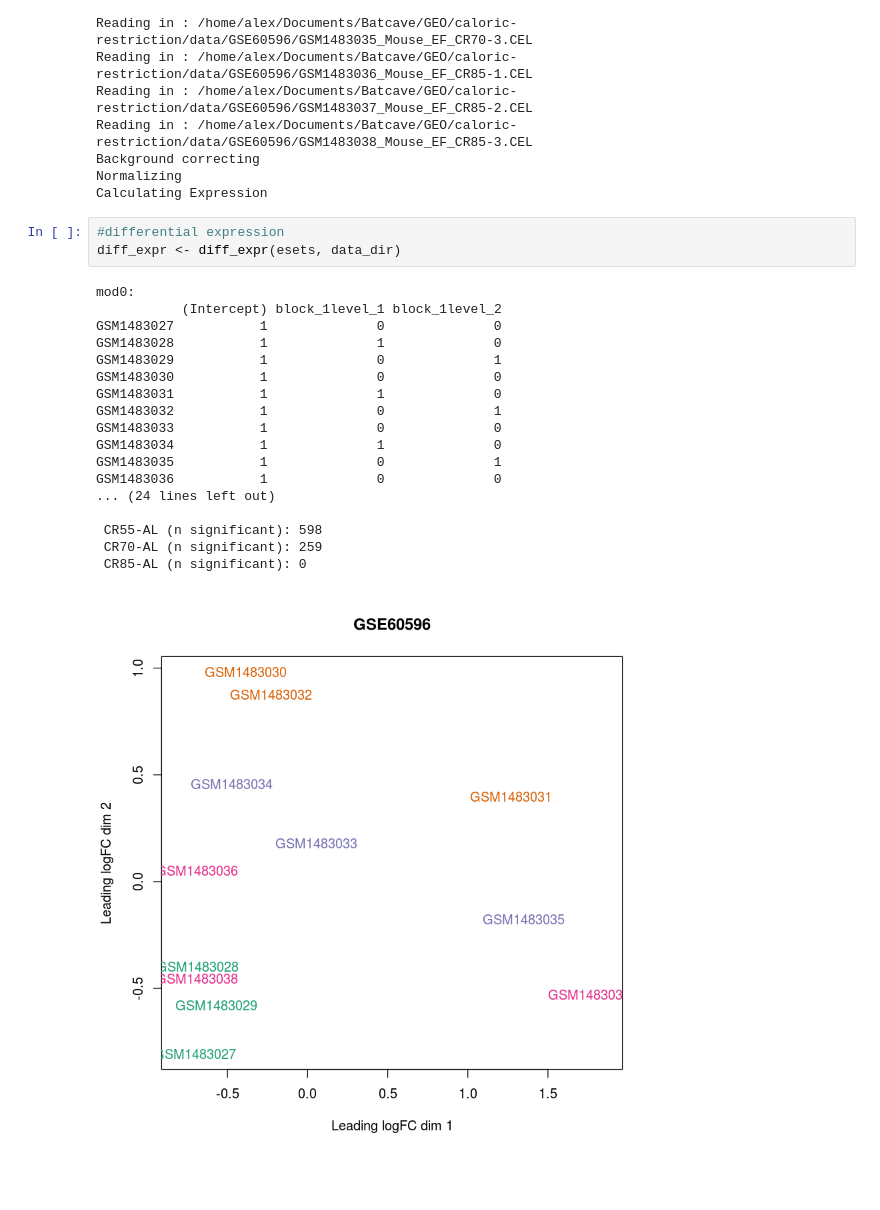
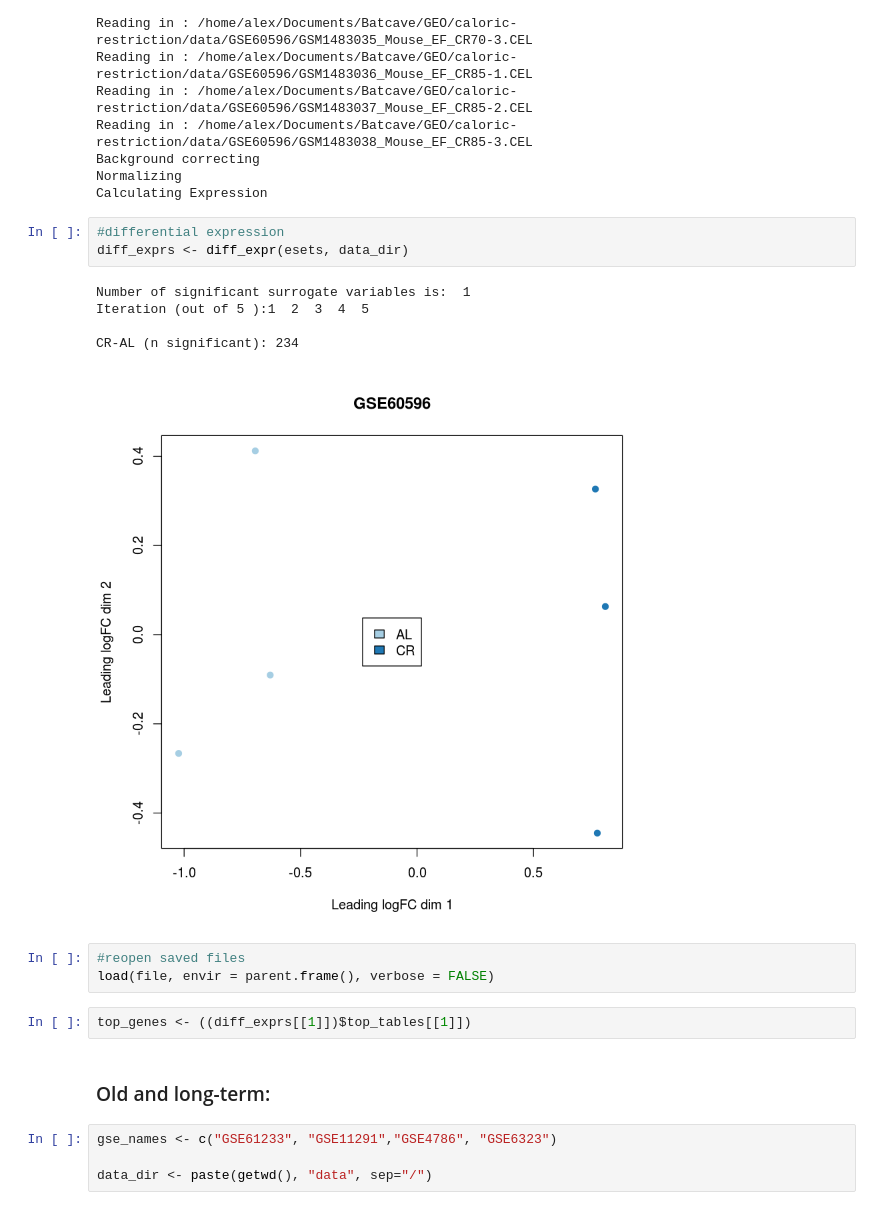
Before and after one commit to alexvpickering/crossmeta, a Jupyter notebook: affy_example.ipynb, the cells around one changed output. Drawn from its saved outputs; the diff is of its cells as text; blank space fills up the shorter version.

```diff
--- a/affy_example.ipynb
+++ b/affy_example.ipynb
@@ -52,23 +63,21 @@ Normalizing
 Calculating Expression
 # %%
 #differential expression
-diff_expr <- diff_expr(esets, data_dir)
+diff_exprs <- diff_expr(esets, data_dir)
 # %% [output]
-mod0:
-           (Intercept) block_1level_1 block_1level_2
-GSM1483027           1              0              0
-GSM1483028           1              1              0
-GSM1483029           1              0              1
-GSM1483030           1              0              0
-GSM1483031           1              1              0
-GSM1483032           1              0              1
-GSM1483033           1              0              0
-GSM1483034           1              1              0
-GSM1483035           1              0              1
-GSM1483036           1              0              0
-... (24 lines left out)
+Number of significant surrogate variables is:  1
+Iteration (out of 5 ):1  2  3  4  5
 
- CR55-AL (n significant): 598
- CR70-AL (n significant): 259
- CR85-AL (n significant): 0
+CR-AL (n significant): 234
-[figure, old version]
+[figure, new version]
+# %%
+#reopen saved files
+load(file, envir = parent.frame(), verbose = FALSE)
+# %%
+top_genes <- ((diff_exprs[[1]])$top_tables[[1]])
+# %% [markdown]
+### Old and long-term:
+# %%
+gse_names <- c("GSE61233", "GSE11291","GSE4786", "GSE6323")
+
+data_dir <- paste(getwd(), "data", sep="/")
```
Also changed, not shown: parts of 5 cells of this notebook, 5 other files.
